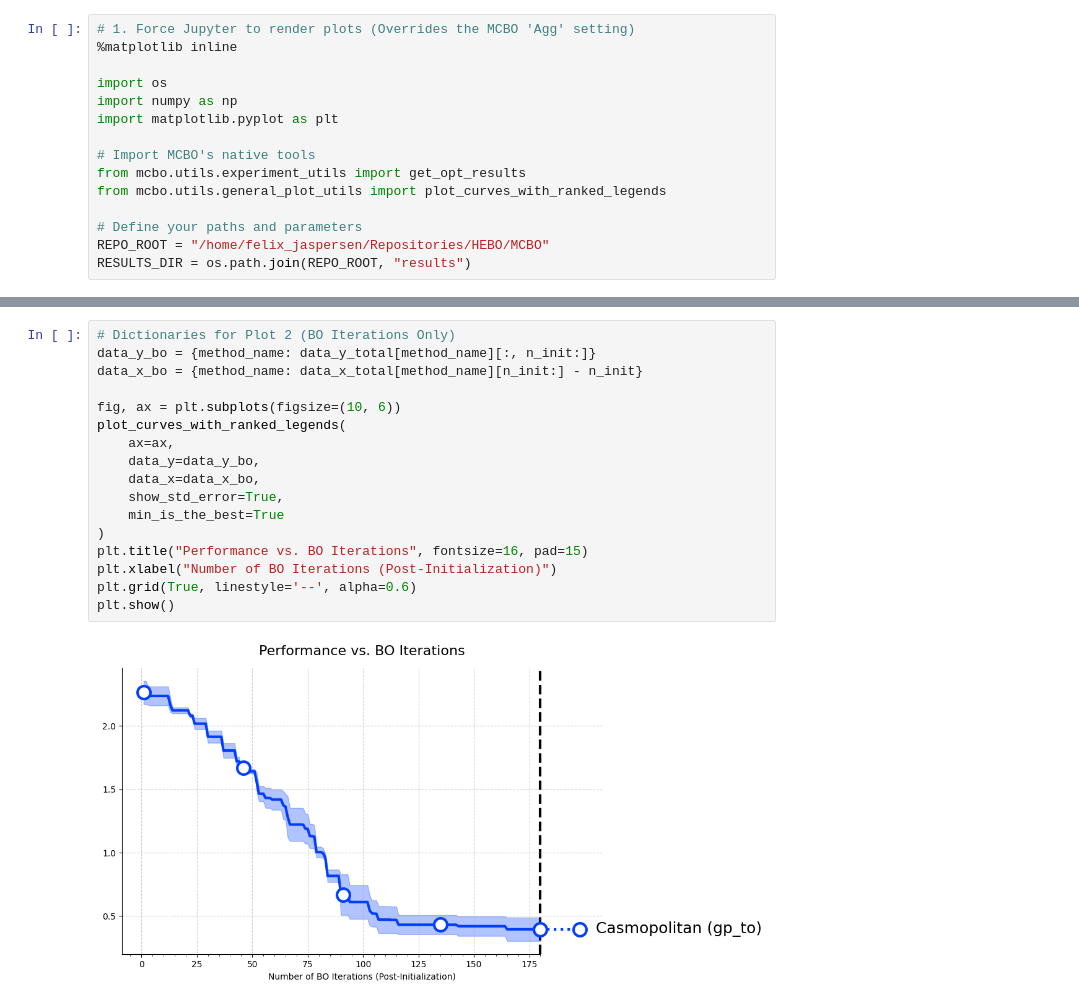
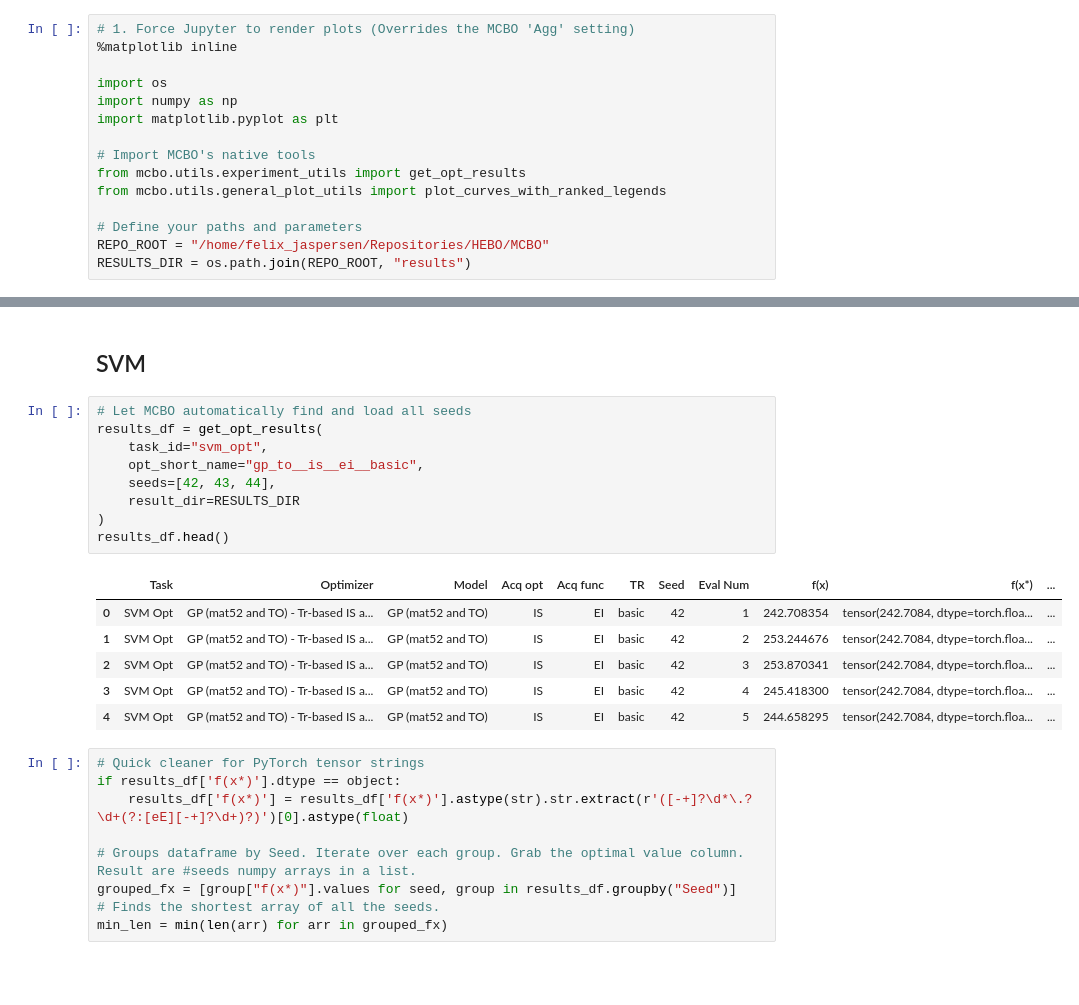
Before and after one commit to FelixJas/HEBO, a Jupyter notebook: MCBO/plotting.ipynb, the cells around one changed output, grey strips where cells are left out. Cells and saved outputs as stored; diff of their text form; blank space fills up the shorter version.

```diff
--- a/MCBO/plotting.ipynb
+++ b/MCBO/plotting.ipynb
@@ -91,19 +75,27 @@ plt.show()
-# %%
-# Dictionaries for Plot 2 (BO Iterations Only)
-data_y_bo = {method_name: data_y_total[method_name][:, n_init:]}
-data_x_bo = {method_name: data_x_total[method_name][n_init:] - n_init}
-
-fig, ax = plt.subplots(figsize=(10, 6))
-plot_curves_with_ranked_legends(
-    ax=ax,
-    data_y=data_y_bo,
-    data_x=data_x_bo,
-    show_std_error=True,
-    min_is_the_best=True
-)
-plt.title("Performance vs. BO Iterations", fontsize=16, pad=15)
-plt.xlabel("Number of BO Iterations (Post-Initialization)")
-plt.grid(True, linestyle='--', alpha=0.6)
-plt.show()
-# %% [output]
-[figure]
+# %% [markdown]
+## SVM
+# %%
+# Let MCBO automatically find and load all seeds
+results_df = get_opt_results(
+    task_id="svm_opt",
+    opt_short_name="gp_to__is__ei__basic",
+    seeds=[42, 43, 44],
+    result_dir=RESULTS_DIR
+)
+results_df.head()
+# %% [output]
+|  | Task | Optimizer | Model | Acq opt | Acq func | TR | Seed | Eval Num | f(x) | f(x*) | ... |
+| 0 | SVM Opt | GP (mat52 and TO) - Tr-based IS a... | GP (mat52 and TO) | IS | EI | basic | 42 | 1 | 242.708354 | tensor(242.7084, dtype=torch.floa... | ... |
+| 1 | SVM Opt | GP (mat52 and TO) - Tr-based IS a... | GP (mat52 and TO) | IS | EI | basic | 42 | 2 | 253.244676 | tensor(242.7084, dtype=torch.floa... | ... |
+| 2 | SVM Opt | GP (mat52 and TO) - Tr-based IS a... | GP (mat52 and TO) | IS | EI | basic | 42 | 3 | 253.870341 | tensor(242.7084, dtype=torch.floa... | ... |
+| 3 | SVM Opt | GP (mat52 and TO) - Tr-based IS a... | GP (mat52 and TO) | IS | EI | basic | 42 | 4 | 245.418300 | tensor(242.7084, dtype=torch.floa... | ... |
+| 4 | SVM Opt | GP (mat52 and TO) - Tr-based IS a... | GP (mat52 and TO) | IS | EI | basic | 42 | 5 | 244.658295 | tensor(242.7084, dtype=torch.floa... | ... |
+# %%
+# Quick cleaner for PyTorch tensor strings
+if results_df['f(x*)'].dtype == object:
+    results_df['f(x*)'] = results_df['f(x*)'].astype(str).str.extract(r'([-+]?\d*\.?\d+(?:[eE][-+]?\d+)?)')[0].astype(float)
+
+# Groups dataframe by Seed. Iterate over each group. Grab the optimal value column. Result are #seeds numpy arrays in a list.
+grouped_fx = [group["f(x*)"].values for seed, group in results_df.groupby("Seed")]
+# Finds the shortest array of all the seeds.
+min_len = min(len(arr) for arr in grouped_fx)
```
Also changed, not shown: parts of 15 cells of this notebook, 5 other files.
